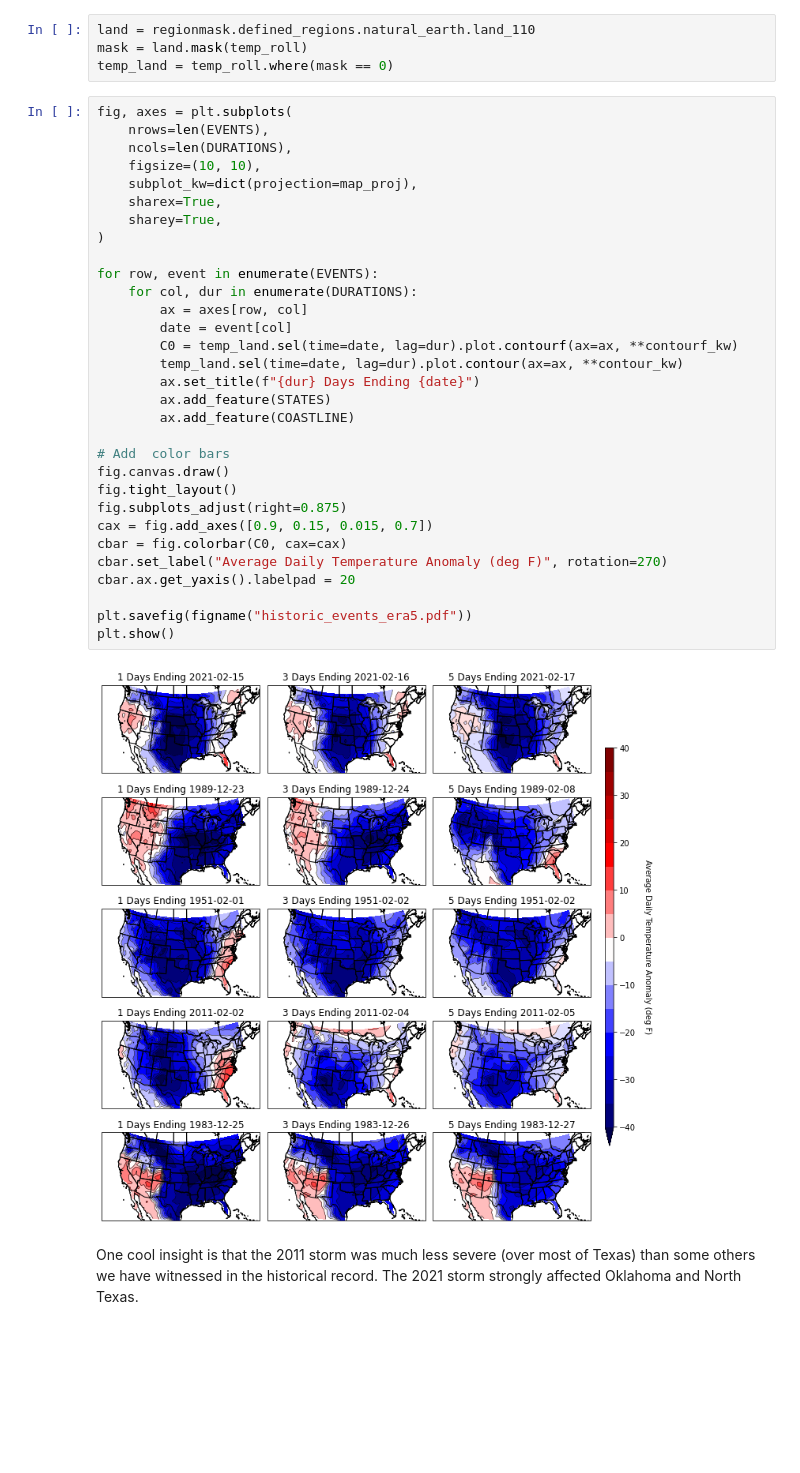
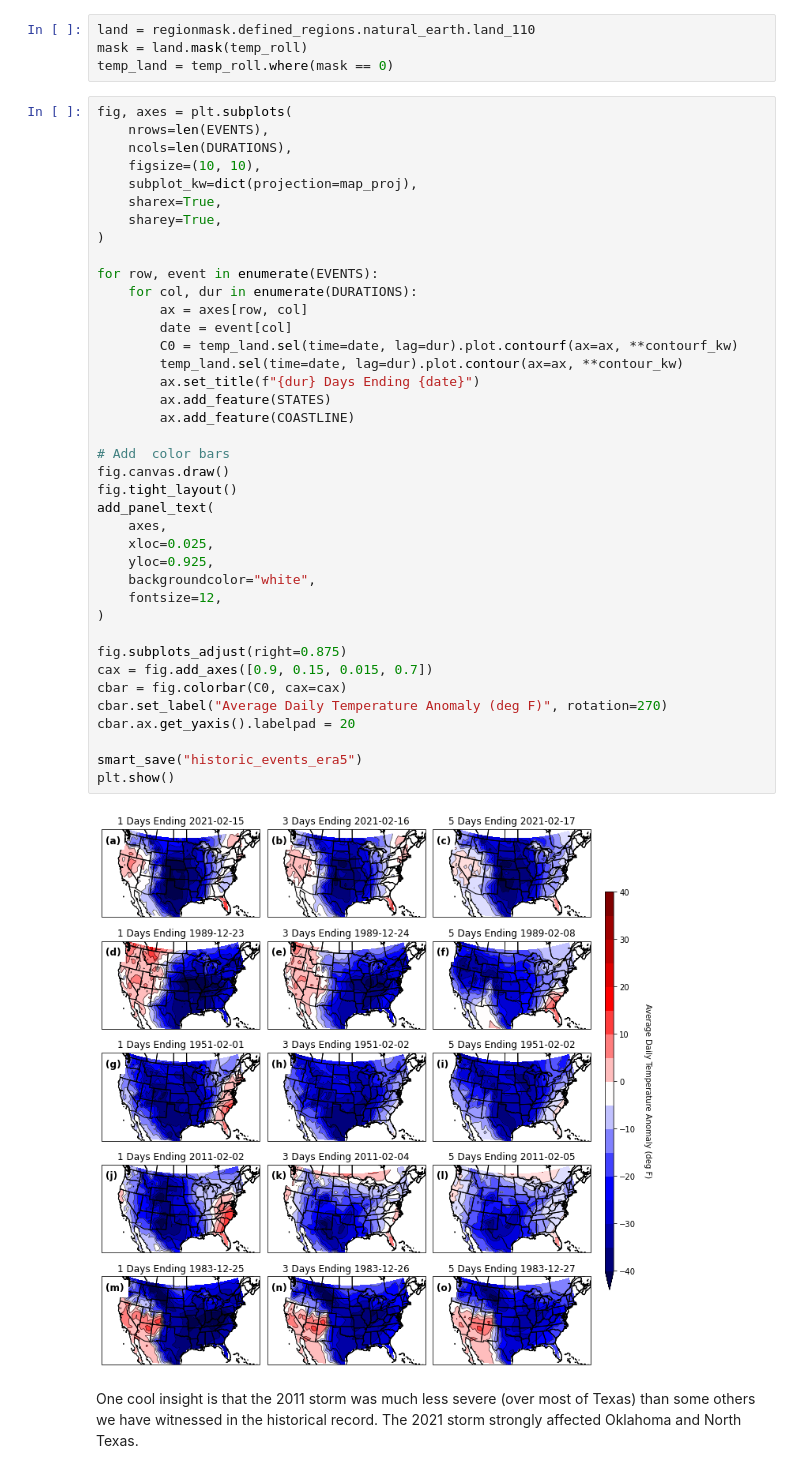
Before and after one commit to jdossgollin/2021-TXtreme, a Jupyter notebook: scripts/historic_extremes.ipynb, the cells around one changed output. Drawn from its saved outputs; the diff is of its cells as text; blank space fills up the shorter version.

```diff
--- a/scripts/historic_extremes.ipynb
+++ b/scripts/historic_extremes.ipynb
@@ -82,35 +82,43 @@ temp_land = temp_roll.where(mask == 0)
 fig, axes = plt.subplots(
     nrows=len(EVENTS),
     ncols=len(DURATIONS),
     figsize=(10, 10),
     subplot_kw=dict(projection=map_proj),
     sharex=True,
     sharey=True,
 )
 
 for row, event in enumerate(EVENTS):
     for col, dur in enumerate(DURATIONS):
         ax = axes[row, col]
         date = event[col]
         C0 = temp_land.sel(time=date, lag=dur).plot.contourf(ax=ax, **contourf_kw)
         temp_land.sel(time=date, lag=dur).plot.contour(ax=ax, **contour_kw)
         ax.set_title(f"{dur} Days Ending {date}")
         ax.add_feature(STATES)
         ax.add_feature(COASTLINE)
 
 # Add  color bars
 fig.canvas.draw()
 fig.tight_layout()
+add_panel_text(
+    axes,
+    xloc=0.025,
+    yloc=0.925,
+    backgroundcolor="white",
+    fontsize=12,
+)
+
 fig.subplots_adjust(right=0.875)
 cax = fig.add_axes([0.9, 0.15, 0.015, 0.7])
 cbar = fig.colorbar(C0, cax=cax)
 cbar.set_label("Average Daily Temperature Anomaly (deg F)", rotation=270)
 cbar.ax.get_yaxis().labelpad = 20
 
-plt.savefig(figname("historic_events_era5.pdf"))
+smart_save("historic_events_era5")
 plt.show()
 # %% [output]
-[figure, old version]
+[figure, new version]
 # %% [markdown]
 One cool insight is that the 2011 storm was much less severe (over most of Texas) than some others we have witnessed in the historical record.
 The 2021 storm strongly affected Oklahoma and North Texas.
```
Also changed, not shown: parts of 3 cells of this notebook, 4 other files.
